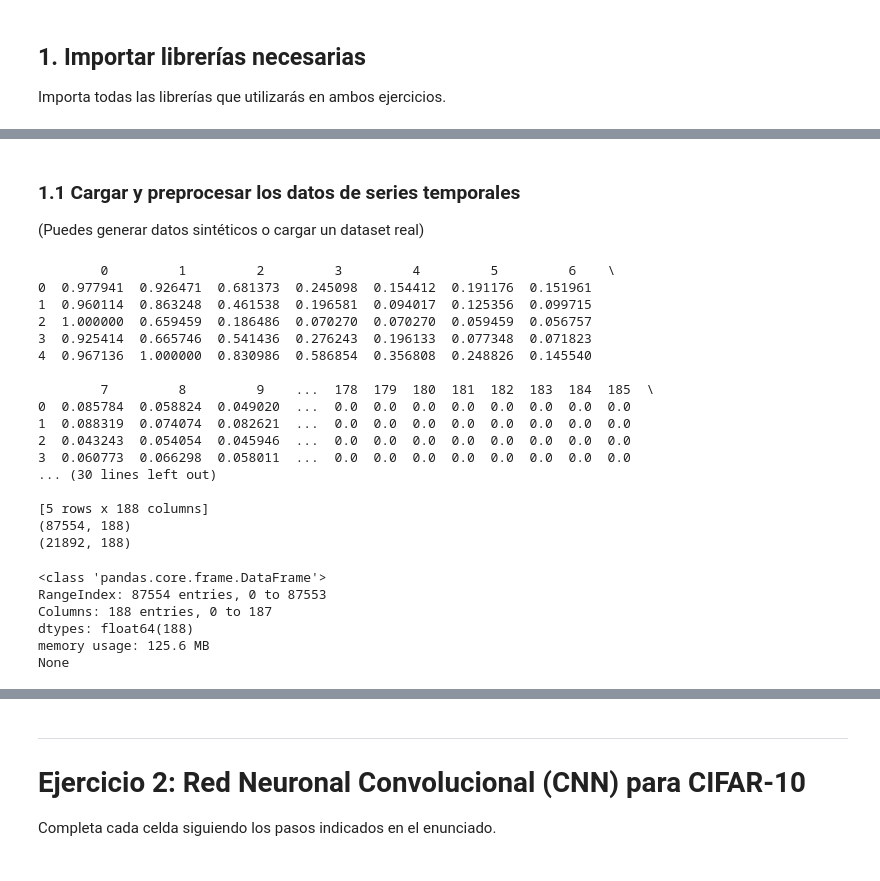
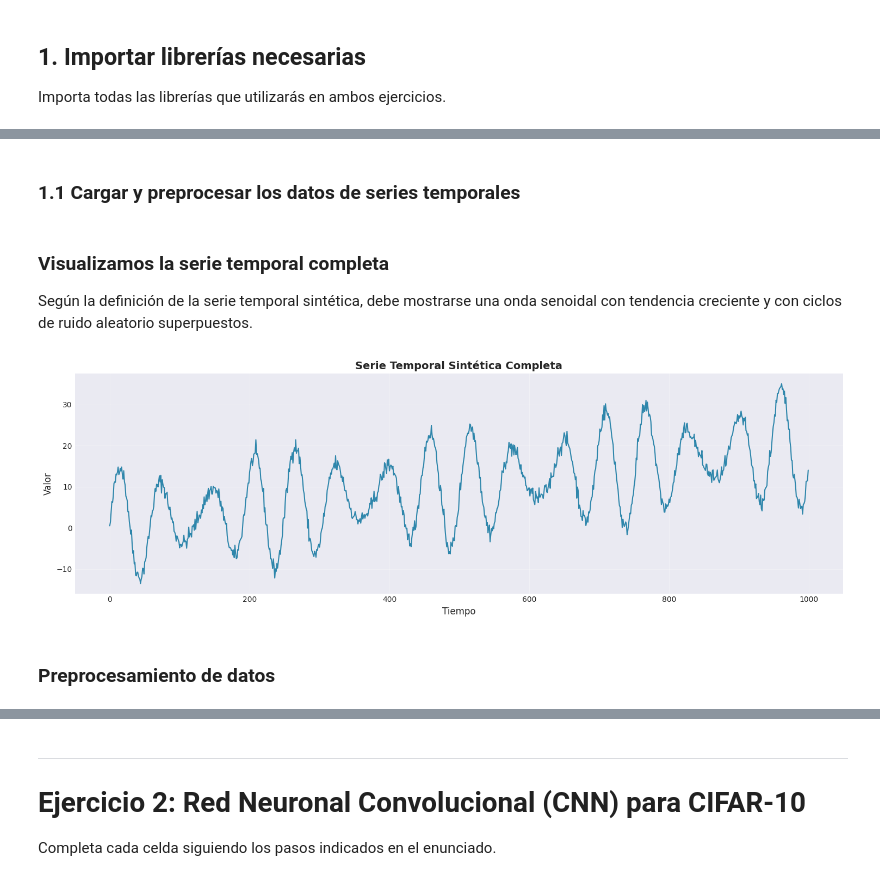
Before and after one commit to Jfenic/IA_regresion_deep_learning, a Jupyter notebook: deep_learning/plantilla_ejercicios.ipynb, the cells around one changed output, grey strips where cells are left out. Cells and saved outputs as stored; diff of their text form; code cells hidden in the pictures.

```diff
--- a/deep_learning/plantilla_ejercicios.ipynb
+++ b/deep_learning/plantilla_ejercicios.ipynb
@@ -27,45 +30,40 @@ Completa cada celda siguiendo los pasos indicados en el enunciado.
 # %% [markdown]
 ### 1.1 Cargar y preprocesar los datos de series temporales
-(Puedes generar datos sintéticos o cargar un dataset real)
 # %%
-# TODO: Generar o cargar datos de series temporales
-# Normalizar y dividir en train/test
-# Reestructurar al formato [muestras, pasos de tiempo, características]
-# Importa los dato mitbih_train.csv y mitbih_test.csv desde el directorio actual
-data_train = pd.read_csv('mitbih_train.csv', header=None)
-data_test = pd.read_csv('mitbih_test.csv', header=None)
+# Configurar semilla para reproducibilidad
+np.random.seed(42)
+
+# Generación de datos sintéticos para series temporales
+n_sample = 1000
+time = np.arange(n_sample)
+
+# Componente de la series temporal
+tendencia = time * 0.02 # Tendencia lineal
+estacionalidad = 10 * np.sin(0.1 * time) # Patrón estacional
+ciclicidad = 5 * np.sin(2 * np.pi * time / 50) # Patrón cíclico
+ruido = np.random.normal(0, 1, n_sample) # Ruido aleatorio
+
+# Serie temporal completa
+serie_temporal = tendencia + estacionalidad + ciclicidad + ruido
+
+# Dataframe para visualización
+df = pd.DataFrame({'tiempo' : time, 'valor': serie_temporal})
-# %%
-# Mostrar las primeras filas de los datos cargados
-print(data_train.head())
-print(data_test.head())
-# Fila y columna de los datos cargados
-print(data_train.shape)
-print(data_test.shape)
-# %% [output]
-        0         1         2         3         4         5         6    \
-0  0.977941  0.926471  0.681373  0.245098  0.154412  0.191176  0.151961
-1  0.960114  0.863248  0.461538  0.196581  0.094017  0.125356  0.099715
-2  1.000000  0.659459  0.186486  0.070270  0.070270  0.059459  0.056757
-3  0.925414  0.665746  0.541436  0.276243  0.196133  0.077348  0.071823
-4  0.967136  1.000000  0.830986  0.586854  0.356808  0.248826  0.145540
-
-        7         8         9    ...  178  179  180  181  182  183  184  185  \
-0  0.085784  0.058824  0.049020  ...  0.0  0.0  0.0  0.0  0.0  0.0  0.0  0.0
-1  0.088319  0.074074  0.082621  ...  0.0  0.0  0.0  0.0  0.0  0.0  0.0  0.0
-2  0.043243  0.054054  0.045946  ...  0.0  0.0  0.0  0.0  0.0  0.0  0.0  0.0
-3  0.060773  0.066298  0.058011  ...  0.0  0.0  0.0  0.0  0.0  0.0  0.0  0.0
-... (30 lines left out)
-
-[5 rows x 188 columns]
-(87554, 188)
-(21892, 188)
-# %%
-# Analizamos los datos cargados
-print((data_train.info()))
-# %% [output]
-<class 'pandas.core.frame.DataFrame'>
-RangeIndex: 87554 entries, 0 to 87553
-Columns: 188 entries, 0 to 187
-dtypes: float64(188)
-memory usage: 125.6 MB
-None
+# %% [markdown]
+### Visualizamos la serie temporal completa
+Según la definición de la serie temporal sintética, debe mostrarse una onda senoidal con
+tendencia creciente y con ciclos de ruido aleatorio superpuestos.
+# %%
+# Visualizar la serie temporal completa
+plt.figure(figsize=(15, 5))
+plt.plot(df['tiempo'], df['valor'], linewidth=1.5, color='#2E86AB')
+plt.title('Serie Temporal Sintética Completa', fontsize=14, fontweight='bold')
+plt.xlabel('Tiempo', fontsize=12)
+plt.ylabel('Valor', fontsize=12)
+plt.grid(True, alpha=0.3)
+plt.tight_layout()
+plt.savefig('serie_temporal_completa.png', dpi=300, bbox_inches='tight')
+plt.show()
+# %% [output]
+[figure, added]
+# %% [markdown]
+### Preprocesamiento de datos
```
Also changed, not shown: parts of 39 cells of this notebook, 1 other file.
